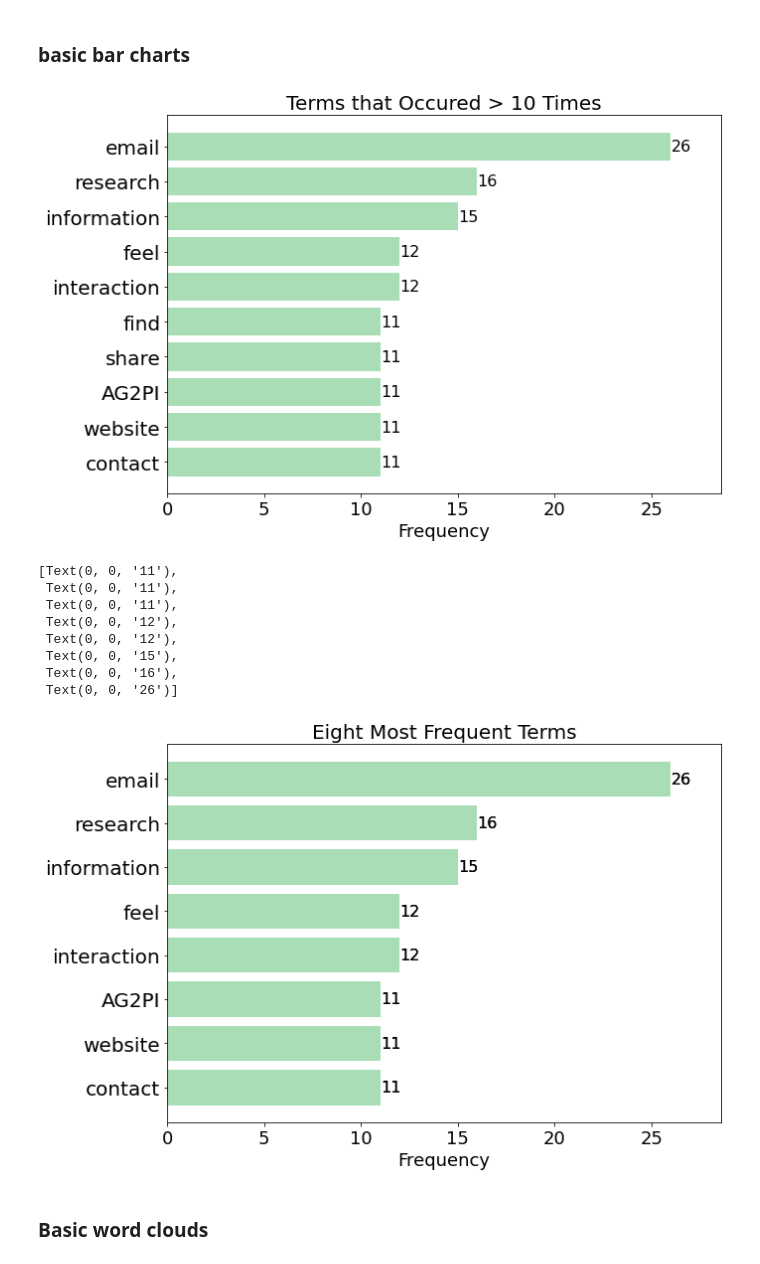
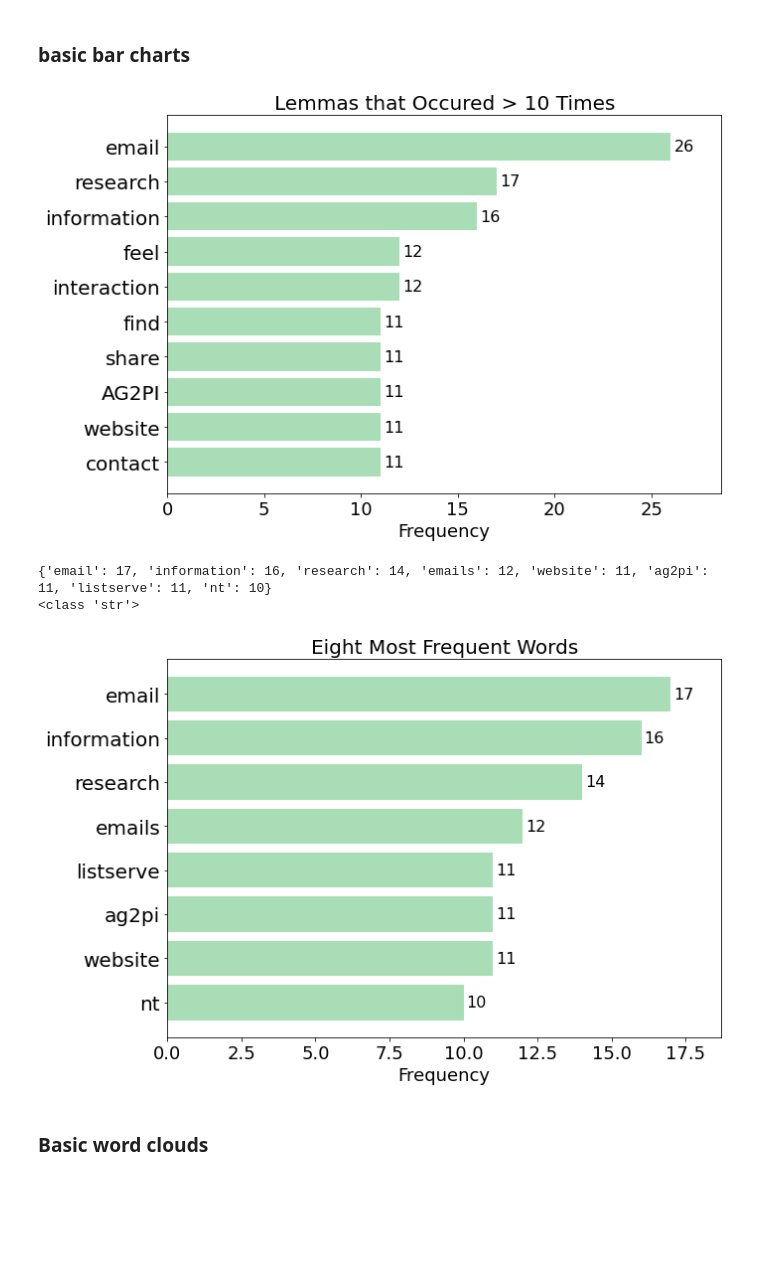
Before and after one commit to blitt2018/PSCExploratoryNLP, a Jupyter notebook: polishedCodeFigs.ipynb, the cells around one changed output. Drawn from its saved outputs; the diff is of its cells as text; code cells hidden in the pictures; blank space fills up the shorter version.

Commit message:
improved cleaning, added spacing to bar labels

```diff
--- a/polishedCodeFigs.ipynb
+++ b/polishedCodeFigs.ipynb
@@ -56,47 +64,43 @@ ax = myFig.gca()
 
 #STYLING
 #set titles and tick sizes
-ax.set_title("Terms that Occured > 10 Times", size = 20)
+ax.set_title("Lemmas that Occured > 10 Times", size = 20)
 ax.set_xlabel("Frequency", size=18)
 ax.yaxis.set_tick_params(labelsize=20)
 ax.xaxis.set_tick_params(labelsize=18)
 
-#to mess with bar length labels look at this answer on stack overflow, can be modified
+#NOTE: to mess with bar length labels look at this answer on stack overflow, can be modified
 #by calling ax.bar_label() again or modifying code in the Document object (not reccomended)
 #example on: https://stackoverflow.com/questions/28931224/how-to-add-value-labels-on-a-bar-chart/67561982#67561982
 # %% [output]
-[figure, old version]
+[figure, new version]
 # %%
-#get frequencies of top 10 lemmas
-topEight = doc.getTopFew(doc.importantLemmas, 8)
+#get frequencies of top 10 tokens (stop words removed)
+topEight = doc.getTopFew(doc.importantTokens, 8)
+print(topEight)
+print(type(list(topEight.keys())[0]))
 
 #plot basic bar chart, get matplotlib figure object so we can add our styling
 #dimensions is an optional keyword to set figure dimensions
 #we can pass any key word arguments that would get passed to plt.barh() to this function, such as color
 myFig = doc.freqDictBarChart(topEight, dimensions=(10, 7), color="#a8ddb5")
 ax = myFig.gca()
 
 #STYLING
 #set titles and tick sizes
-ax.set_title("Eight Most Frequent Terms", size = 20)
+ax.set_title("Eight Most Frequent Words", size = 20)
 ax.set_xlabel("Frequency", size=18)
 ax.yaxis.set_tick_params(labelsize=20)
 ax.xaxis.set_tick_params(labelsize=18)
 
 #just copy this code when adding bar value labels
 #example on: https://stackoverflow.com/questions/28931224/how-to-add-value-labels-on-a-bar-chart/67561982#67561982
-ax.margins(x=.1)
-ax.bar_label(ax.containers[0], fontsize=16)
+#ax.margins(x=.1)
+#ax.bar_label(ax.containers[0], fontsize=16)
 # %% [output]
-[Text(0, 0, '11'),
- Text(0, 0, '11'),
- Text(0, 0, '11'),
- Text(0, 0, '12'),
- Text(0, 0, '12'),
- Text(0, 0, '15'),
- Text(0, 0, '16'),
- Text(0, 0, '26')]
+{'email': 17, 'information': 16, 'research': 14, 'emails': 12, 'website': 11, 'ag2pi': 11, 'listserve': 11, 'nt': 10}
+<class 'str'>
-[figure, old version]
+[figure, new version]
 # %% [markdown]
 ### Basic word clouds
 # %%
```
Also changed, not shown: parts of 11 cells of this notebook, 1 other file.
